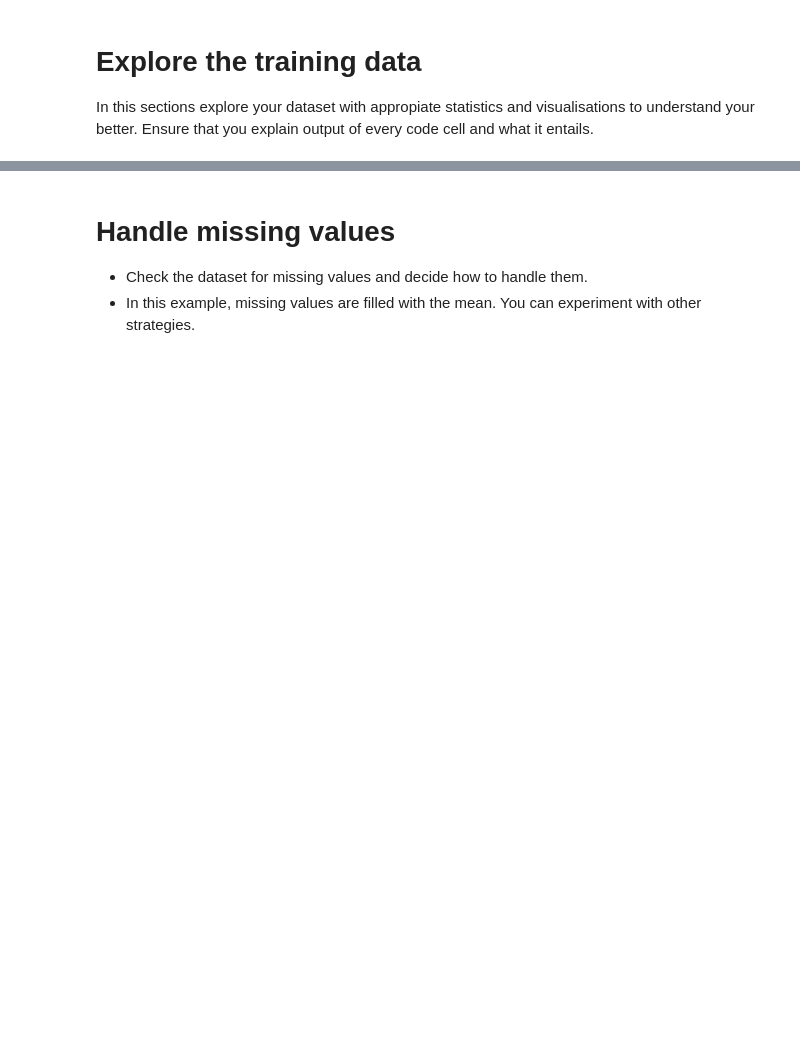
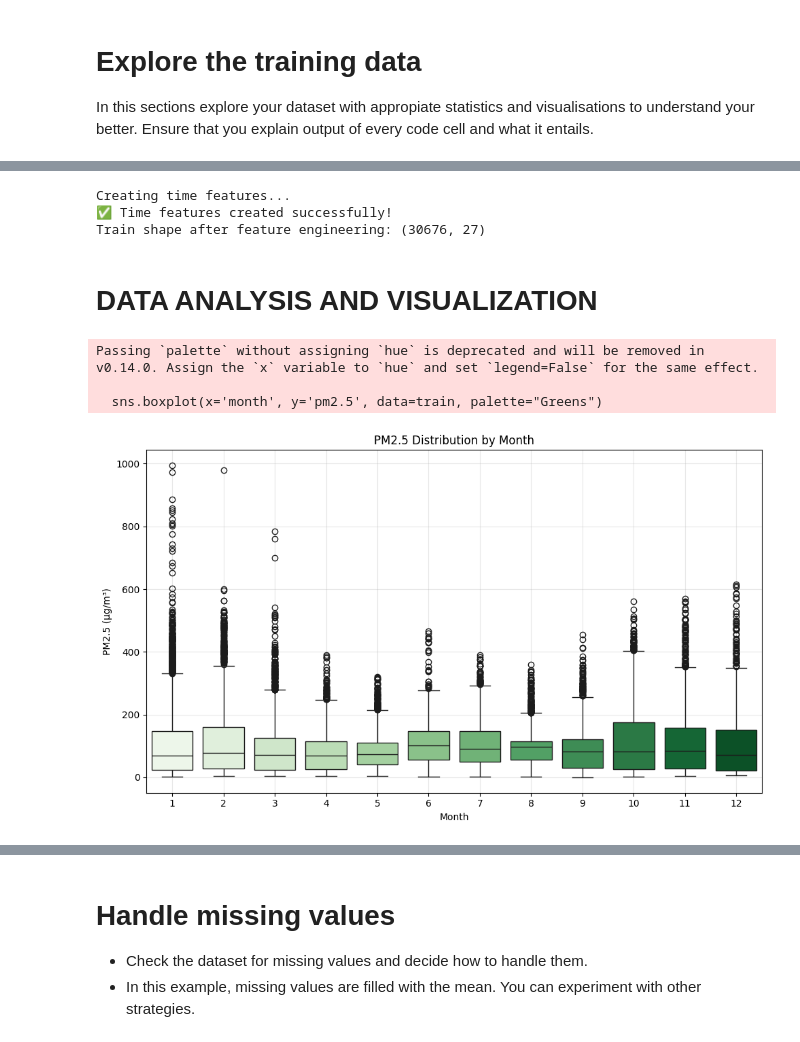
Before and after one commit to Annemarie535257/Kaggle_Competition, a Jupyter notebook: air_quality_forecasting_starter_code.ipynb, the cells around one changed output, grey strips where cells are left out. Cells and saved outputs as stored; diff of their text form; code cells hidden in the pictures; blank space fills up the shorter version.

Commit message:
Added the visualizations.

```diff
--- a/air_quality_forecasting_starter_code.ipynb
+++ b/air_quality_forecasting_starter_code.ipynb
@@ -58,0 +53,58 @@ test.set_index('datetime', inplace=True)
+# %%
+# Convert datetime and create time features - FIXED VERSION
+def create_time_features(df):
+    # Convert datetime column to datetime type
+    df['datetime'] = pd.to_datetime(df['datetime'])
+
+    # Extract basic time features
+    df['year'] = df['datetime'].dt.year
+    df['month'] = df['datetime'].dt.month
+    df['day'] = df['datetime'].dt.day
+    df['hour'] = df['datetime'].dt.hour
+    df['day_of_week'] = df['datetime'].dt.dayofweek
+    df['day_of_year'] = df['datetime'].dt.dayofyear
+
+    # Cyclical encoding for temporal features
+    df['hour_sin'] = np.sin(2 * np.pi * df['hour'] / 24)
+    df['hour_cos'] = np.cos(2 * np.pi * df['hour'] / 24)
+    df['day_sin'] = np.sin(2 * np.pi * df['day_of_week'] / 7)
+    df['day_cos'] = np.cos(2 * np.pi * df['day_of_week'] / 7)
+    df['month_sin'] = np.sin(2 * np.pi * df['month'] / 12)
+    df['month_cos'] = np.cos(2 * np.pi * df['month'] / 12)
+
+    # Time-based indicators
+    df['is_weekend'] = (df['day_of_week'] >= 5).astype(int)
+    df['is_rush_hour'] = ((df['hour'] >= 7) & (df['hour'] <= 9) |
+                          (df['hour'] >= 17) & (df['hour'] <= 19)).astype(int)
+    df['is_night'] = ((df['hour'] >= 22) | (df['hour'] <= 6)).astype(int)
+
+    return df
+
+# Apply to both datasets
+print("Creating time features...")
+train = create_time_features(train)
+test = create_time_features(test)
+
+print("✅ Time features created successfully!")
+print(f"Train shape after feature engineering: {train.shape}")
+# %% [output]
+Creating time features...
+✅ Time features created successfully!
+Train shape after feature engineering: (30676, 27)
+# %% [markdown]
+# DATA ANALYSIS AND VISUALIZATION
+# %%
+import seaborn as sns
+plt.figure(figsize=(10, 6))
+sns.boxplot(x='month', y='pm2.5', data=train, palette="Greens")
+plt.xlabel('Month')
+plt.ylabel('PM2.5 (μg/m³)')
+plt.title('PM2.5 Distribution by Month')
+plt.grid(True, alpha=0.3)
+plt.tight_layout()
+plt.show()
+# %% [output]
+Passing `palette` without assigning `hue` is deprecated and will be removed in v0.14.0. Assign the `x` variable to `hue` and set `legend=False` for the same effect.
+
+  sns.boxplot(x='month', y='pm2.5', data=train, palette="Greens")
+[figure, added]
```
Also changed, not shown: parts of 13 cells of this notebook.
